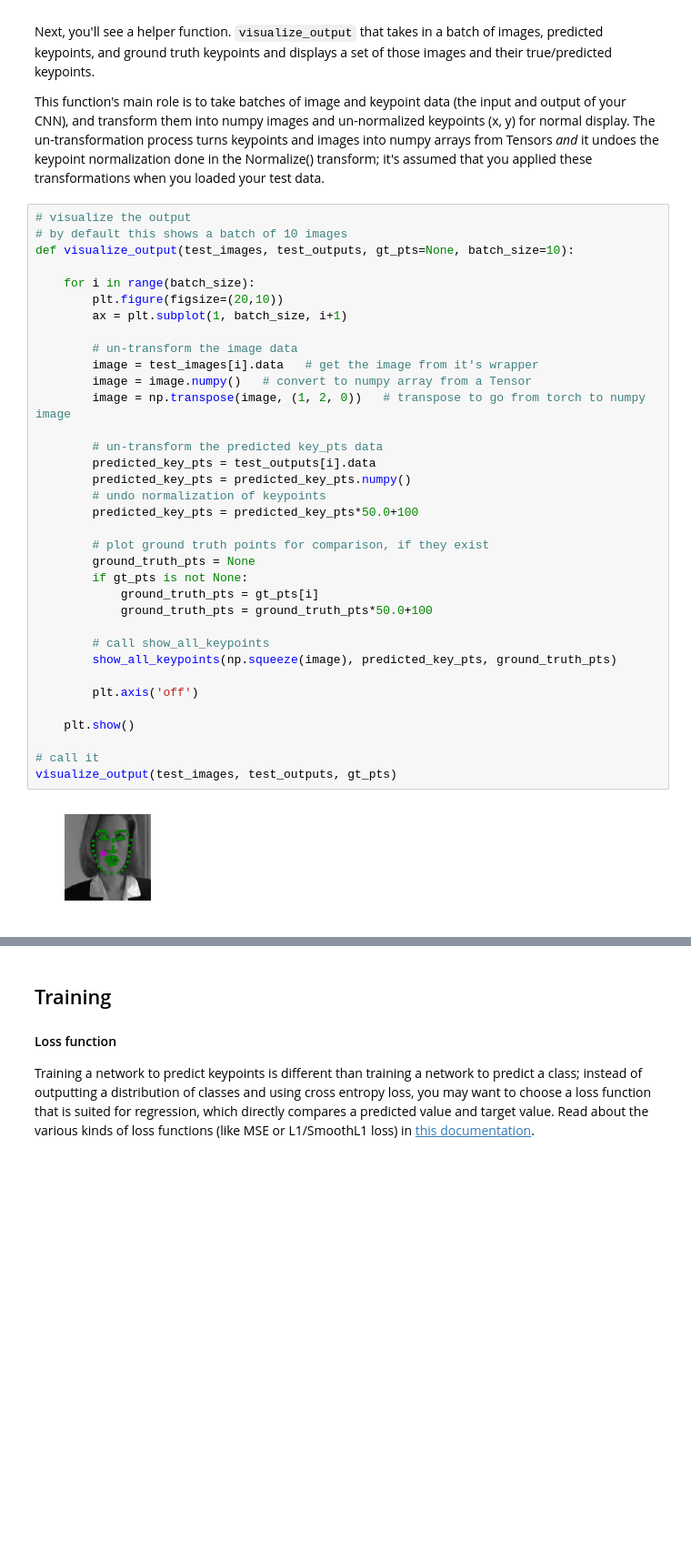
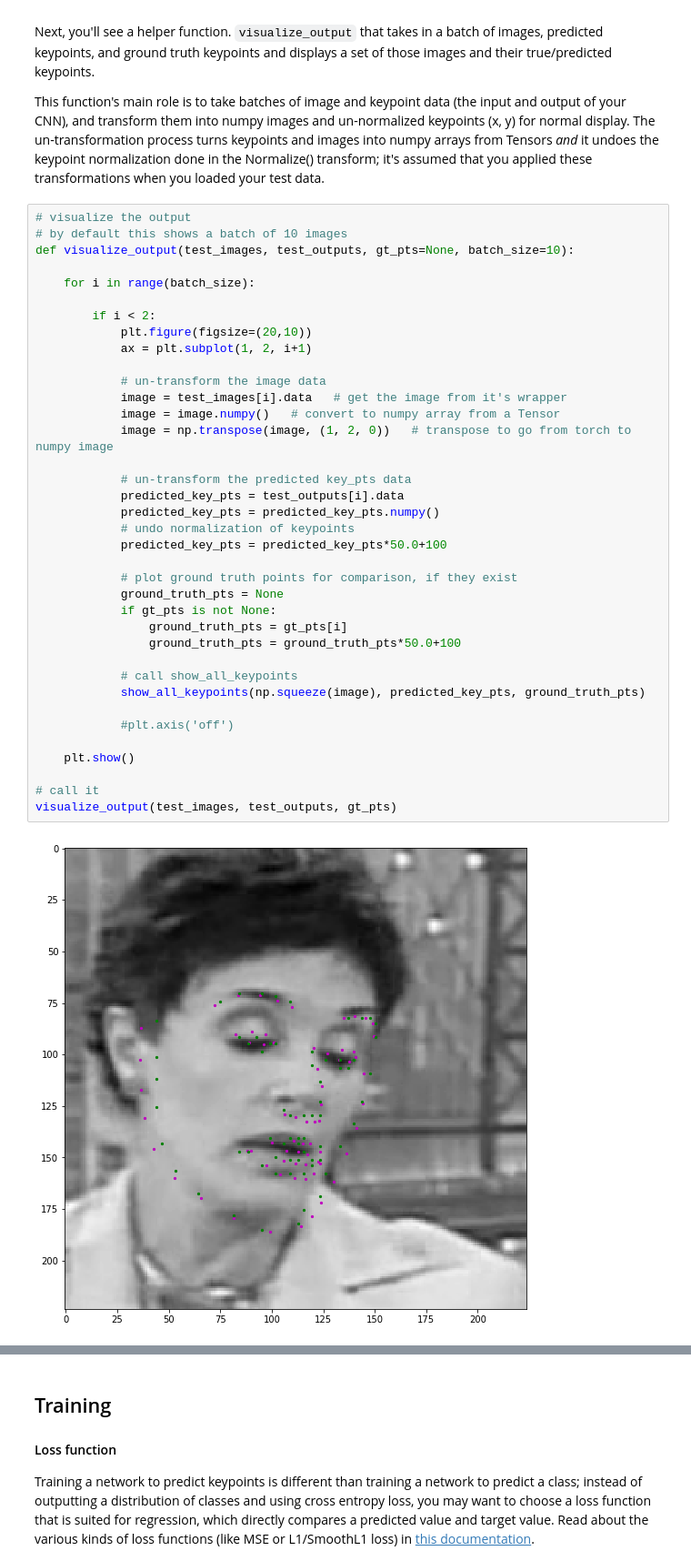
Before and after one commit to ptgamr/P1_Facial_Keypoints, a Jupyter notebook: 2. Define the Network Architecture.ipynb, the cells around one changed output, grey strips where cells are left out. Shown at 91% size. Drawn from its saved outputs; the diff is of its cells as text; blank space fills up the shorter version.

```diff
--- a/2. Define the Network Architecture.ipynb
+++ b/2. Define the Network Architecture.ipynb
@@ -276,37 +277,39 @@ This function's main role is to take batches of image and keypoint data (the inp
 # %%
 # visualize the output
 # by default this shows a batch of 10 images
 def visualize_output(test_images, test_outputs, gt_pts=None, batch_size=10):
 
     for i in range(batch_size):
-        plt.figure(figsize=(20,10))
-        ax = plt.subplot(1, batch_size, i+1)
 
-        # un-transform the image data
-        image = test_images[i].data   # get the image from it's wrapper
-        image = image.numpy()   # convert to numpy array from a Tensor
-        image = np.transpose(image, (1, 2, 0))   # transpose to go from torch to numpy image
+        if i < 2:
+            plt.figure(figsize=(20,10))
+            ax = plt.subplot(1, 2, i+1)
 
-        # un-transform the predicted key_pts data
-        predicted_key_pts = test_outputs[i].data
-        predicted_key_pts = predicted_key_pts.numpy()
-        # undo normalization of keypoints
-        predicted_key_pts = predicted_key_pts*50.0+100
+            # un-transform the image data
+            image = test_images[i].data   # get the image from it's wrapper
+            image = image.numpy()   # convert to numpy array from a Tensor
+            image = np.transpose(image, (1, 2, 0))   # transpose to go from torch to numpy image
 
-        # plot ground truth points for comparison, if they exist
-        ground_truth_pts = None
-        if gt_pts is not None:
-            ground_truth_pts = gt_pts[i]
-            ground_truth_pts = ground_truth_pts*50.0+100
+            # un-transform the predicted key_pts data
+            predicted_key_pts = test_outputs[i].data
+            predicted_key_pts = predicted_key_pts.numpy()
+            # undo normalization of keypoints
+            predicted_key_pts = predicted_key_pts*50.0+100
 
-        # call show_all_keypoints
-        show_all_keypoints(np.squeeze(image), predicted_key_pts, ground_truth_pts)
+            # plot ground truth points for comparison, if they exist
+            ground_truth_pts = None
+            if gt_pts is not None:
+                ground_truth_pts = gt_pts[i]
+                ground_truth_pts = ground_truth_pts*50.0+100
 
-        plt.axis('off')
+            # call show_all_keypoints
+            show_all_keypoints(np.squeeze(image), predicted_key_pts, ground_truth_pts)
+
+            #plt.axis('off')
 
     plt.show()
 
 # call it
 visualize_output(test_images, test_outputs, gt_pts)
 # %% [output]
-[figure, old version]
+[figure, new version]
```
Also changed, not shown: parts of 11 cells of this notebook, 4 other files.
